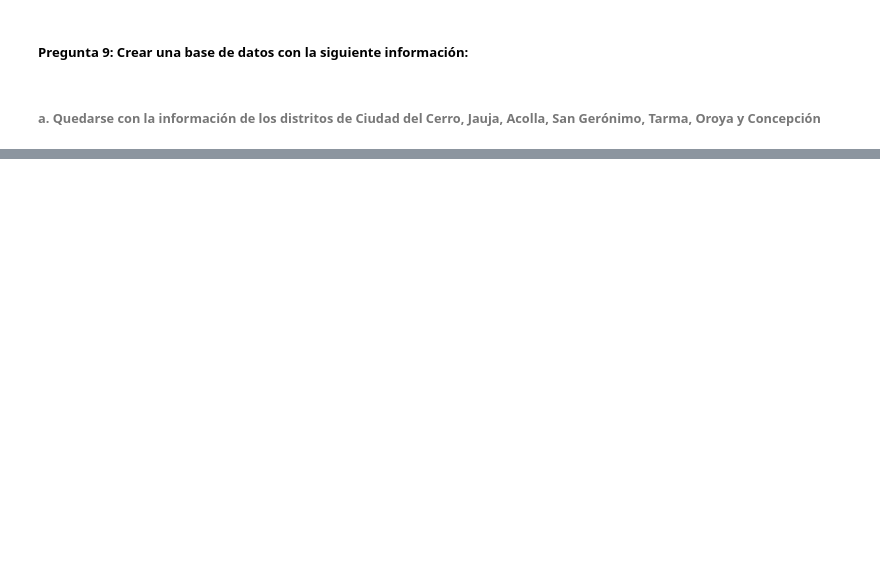
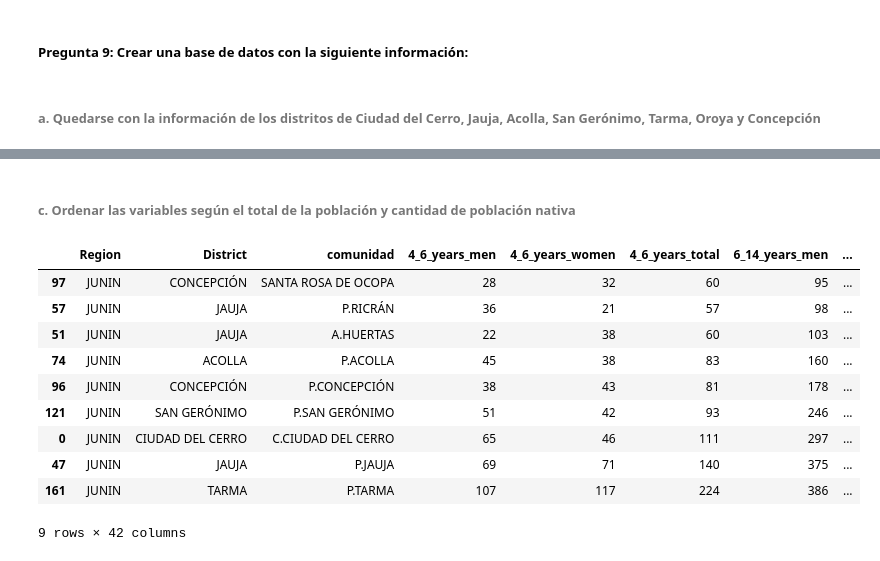
Before and after one commit to Robertopucp/1ECO35_R_PYTHON, a Jupyter notebook: Trabajo_grupal/Grupo_1_Python.ipynb, the cells around one changed output, grey strips where cells are left out. Drawn from its saved outputs; the diff is of its cells as text; code cells hidden in the pictures; blank space fills up the shorter version.

```diff
--- a/Trabajo_grupal/Grupo_1_Python.ipynb
+++ b/Trabajo_grupal/Grupo_1_Python.ipynb
@@ -251,0 +292,17 @@ junin
+# %% [markdown]
+###### c. Ordenar las variables según el total de la población y cantidad de población nativa
+# %%
+junin1 = junin1.sort_values(["Total_poblacion","natives"])   # Sort ascending by default
+junin1
+# %% [output]
+|  | Region | District | comunidad | 4_6_years_men | 4_6_years_women | 4_6_years_total | 6_14_years_men | ... |
+| 97 | JUNIN | CONCEPCIÓN | SANTA ROSA DE OCOPA | 28 | 32 | 60 | 95 | ... |
+| 57 | JUNIN | JAUJA | P.RICRÁN | 36 | 21 | 57 | 98 | ... |
+| 51 | JUNIN | JAUJA | A.HUERTAS | 22 | 38 | 60 | 103 | ... |
+| 74 | JUNIN | ACOLLA | P.ACOLLA | 45 | 38 | 83 | 160 | ... |
+| 96 | JUNIN | CONCEPCIÓN | P.CONCEPCIÓN | 38 | 43 | 81 | 178 | ... |
+| 121 | JUNIN | SAN GERÓNIMO | P.SAN GERÓNIMO | 51 | 42 | 93 | 246 | ... |
+| 0 | JUNIN | CIUDAD DEL CERRO | C.CIUDAD DEL CERRO | 65 | 46 | 111 | 297 | ... |
+| 47 | JUNIN | JAUJA | P.JAUJA | 69 | 71 | 140 | 375 | ... |
+| 161 | JUNIN | TARMA | P.TARMA | 107 | 117 | 224 | 386 | ... |
+9 rows × 42 columns
```
Also changed, not shown: parts of 15 cells of this notebook.
